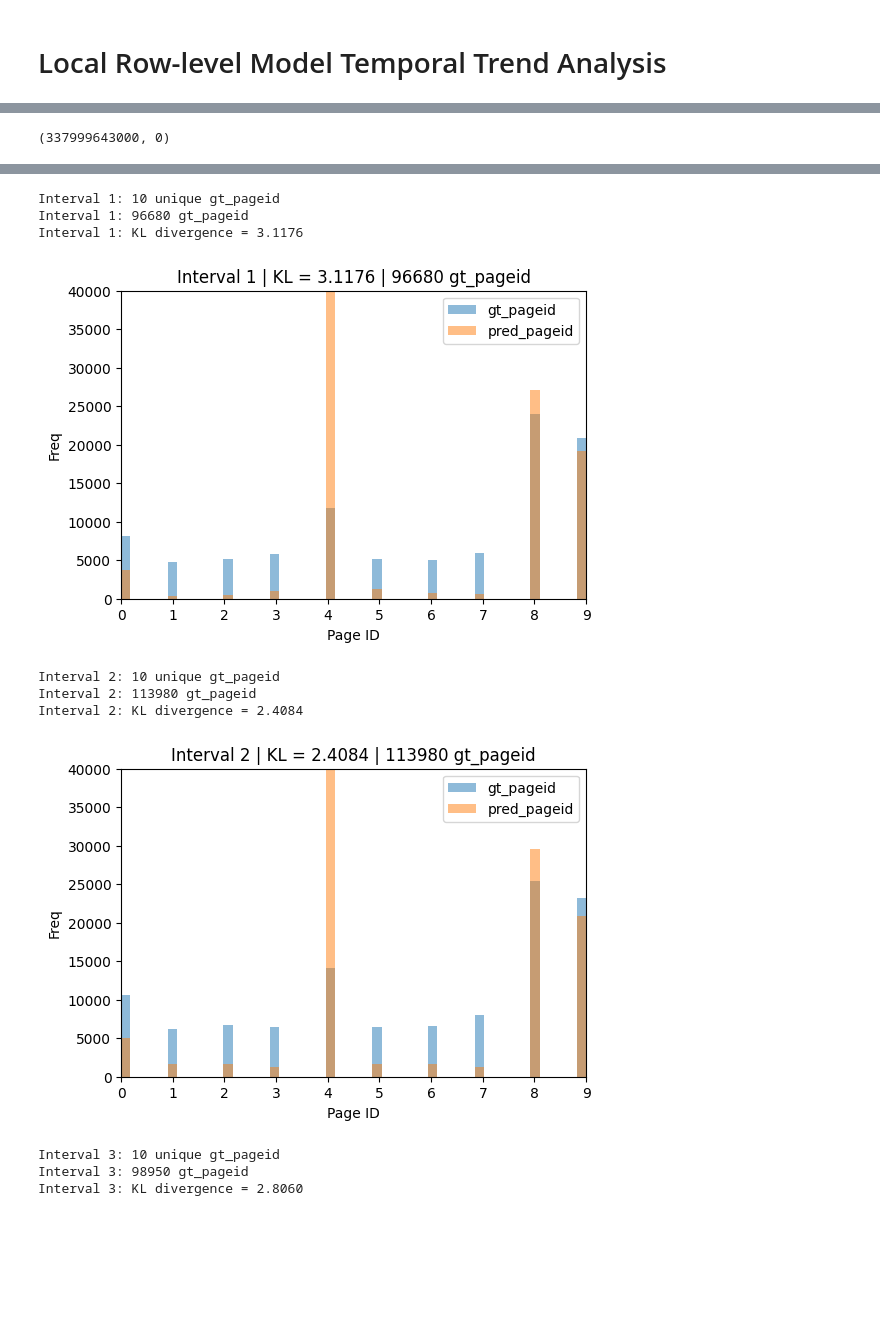
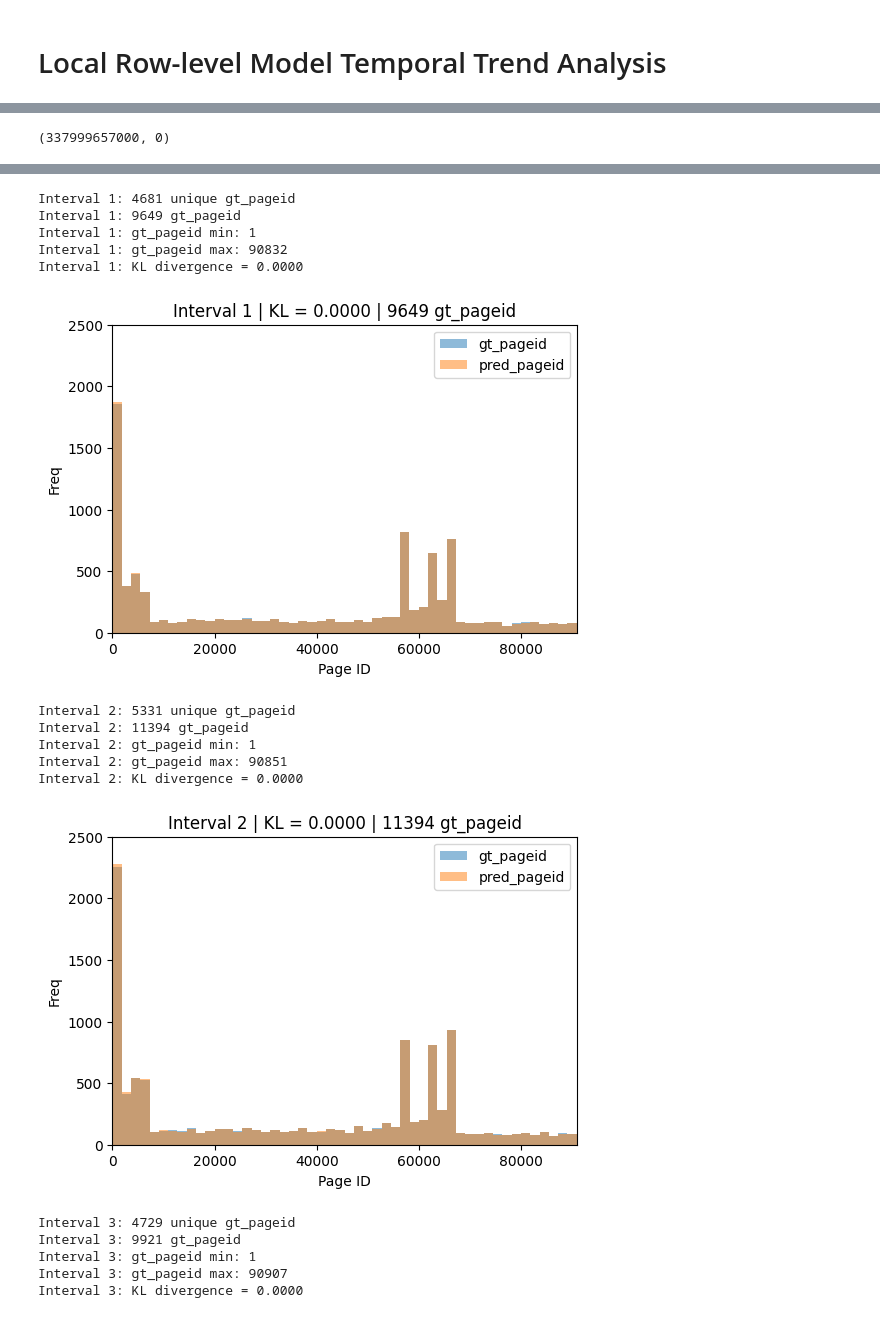
Before and after one commit to mbrotos/lock-pred, a Jupyter notebook: analysis/analysis-start_end-temporal-trends.ipynb, the cells around one changed output, grey strips where cells are left out. Cells and saved outputs as stored; diff of their text form; code cells hidden in the pictures; blank space fills up the shorter version.

```diff
--- a/analysis/analysis-start_end-temporal-trends.ipynb
+++ b/analysis/analysis-start_end-temporal-trends.ipynb
@@ -8,7 +8,7 @@ import matplotlib.pyplot as plt
 # Lets load in the raw prediction data for a single model with binning that includes timestamps
 # We can use the predictions.parquet file which is used for the R analysis script to generate the plots
 # %%
-path = 'data/exp-43-lstm-local-rounded-cut/predictions.parquet'
+path = '/Users/adamsorrenti/Documents/GitHub/lock-pred/analysis/data/exp-30-naive-sorted-row-locks/predictions.parquet'
 # Load the data
 df = pd.read_parquet(path)
 # Check the data
@@ -46,7 +46,7 @@ df['in_lock_start_time'] = df['in_lock_start_time'] - df['in_lock_start_time'].m
 # %%
 df['in_lock_start_time'].max(), df['in_lock_start_time'].min()
 # %% [output]
-(337999643000, 0)
+(337999657000, 0)
 # %%
 step_size = 1e10/4
 num_plots = 4
@@ -61,11 +61,16 @@ for i in range(num_plots):
 
     # Get the data for the interval
     df_interval = df[(df['horizon'] == 1) &
+                     (df['iteration'] == 1) &
                      (df['in_lock_start_time'] >= start_time) &
                      (df['in_lock_start_time'] < end_time)]
 
     print(f'Interval {i}: {df_interval["gt_pageid"].nunique()} unique gt_pageid')
     print(f'Interval {i}: {df_interval["gt_pageid"].count()} gt_pageid')
+
+    # print min max of gt_pageid
+    print(f'Interval {i}: gt_pageid min: {df_interval["gt_pageid"].min()}')
+    print(f'Interval {i}: gt_pageid max: {df_interval["gt_pageid"].max()}')
 
     # Convert pred_pageid to numeric
     pred_pageid_numeric = pd.to_numeric(df_interval['pred_pageid'], errors='coerce').dropna()
@@ -90,8 +95,8 @@ for i in range(num_plots):
     plt.title(f'Interval {i} | KL = {kl_div:.4f} | {len(df_interval["gt_pageid"])} gt_pageid')
     plt.xlabel('Page ID')
     plt.ylabel('Freq')
-    plt.ylim(0, 40_000)
-    plt.xlim(0, 9)
+    plt.ylim(0, 2_500)
+    plt.xlim(0, 91_000)
     plt.legend()
     plt.show()
 
@@ -112,8 +117,8 @@ for idx, (gt_pageid, pred_pageid, bins, kl_div, i) in enumerate(plot_data):
     ax.set_title(f'Interval {i} | KL = {kl_div:.4f} | {len(gt_pageid)} gt_pageid')
     ax.set_xlabel('Page ID')
     ax.set_ylabel('Freq')
-    ax.set_ylim(0, 40_000)
-    ax.set_xlim(0, 9)
+    ax.set_ylim(0, 2_500)
+    ax.set_xlim(0, 91_000)
     ax.legend()
 
 # Remove unused subplots
@@ -130,11 +137,17 @@ Interval 0: KL divergence = 0.5932
-Interval 1: 10 unique gt_pageid
-Interval 1: 96680 gt_pageid
-Interval 1: KL divergence = 3.1176
+Interval 1: 4681 unique gt_pageid
+Interval 1: 9649 gt_pageid
+Interval 1: gt_pageid min: 1
+Interval 1: gt_pageid max: 90832
+Interval 1: KL divergence = 0.0000
-[figure, old version]
+[figure, new version]
-Interval 2: 10 unique gt_pageid
-Interval 2: 113980 gt_pageid
-Interval 2: KL divergence = 2.4084
+Interval 2: 5331 unique gt_pageid
+Interval 2: 11394 gt_pageid
+Interval 2: gt_pageid min: 1
+Interval 2: gt_pageid max: 90851
+Interval 2: KL divergence = 0.0000
-[figure, old version]
+[figure, new version]
-Interval 3: 10 unique gt_pageid
-Interval 3: 98950 gt_pageid
-Interval 3: KL divergence = 2.8060
+Interval 3: 4729 unique gt_pageid
+Interval 3: 9921 gt_pageid
+Interval 3: gt_pageid min: 1
+Interval 3: gt_pageid max: 90907
+Interval 3: KL divergence = 0.0000
```
Also changed, not shown: parts of 4 cells of this notebook.
